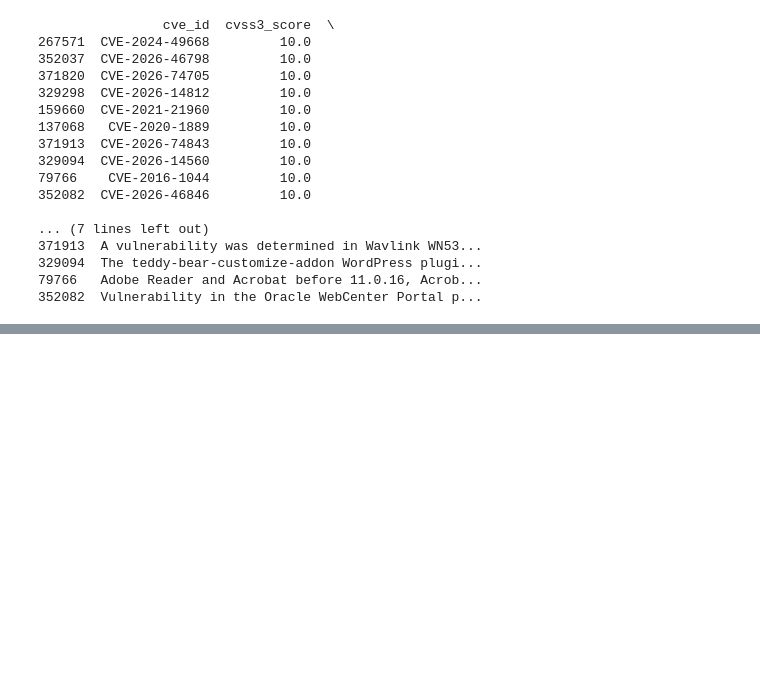
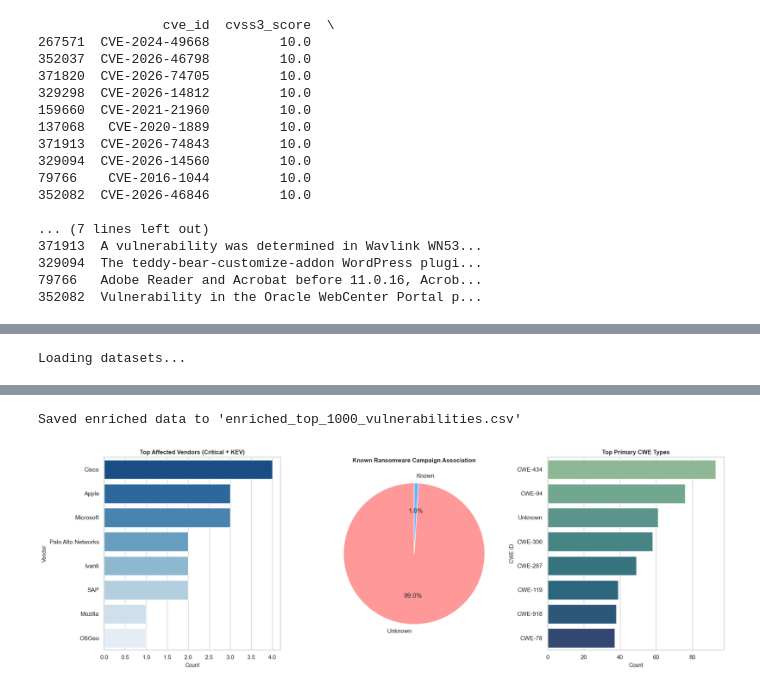
Before and after one commit to AttilaHalasz60/Attila_Gavin_Xavier_IBM_Datathon, a Jupyter notebook: IBMAnalysis copy Attila.ipynb, the cells around one changed output, grey strips where cells are left out. Saved outputs shown, nothing was run; the diff lists cells and outputs as text; code cells hidden in the pictures; blank space fills up the shorter version.

```diff
--- a/IBMAnalysis copy Attila.ipynb
+++ b/IBMAnalysis copy Attila.ipynb
@@ -185,0 +342,75 @@ ModuleNotFoundError: No module named 'tsfm_public'
+# %%
+import pandas as pd
+import matplotlib.pyplot as plt
+import seaborn as sns
+
+# Set visual theme
+sns.set_theme(style="whitegrid")
+
+print("Loading datasets...")
+# 1. Load core datasets with correct filenames & KEV headers
+vul = pd.read_csv("data/vulnerabilities.csv.gz")
+kev = pd.read_csv("data/known_exploited.csv.gz", parse_dates=["date_added"])
+
+# 2. Filter top 1,000 critical vulnerabilities (> 9.0 CVSS)
+VulDetails = vul[vul['cvss3_score'] > 9.0].sort_values(by='cvss3_score', ascending=False).head(1000).copy()
+
+# 3. Merge with KEV catalog using your exact headers
+# KEV headers: cve_id, vendor, product, name, date_added, short_description, required_action, due_date, known_ransomware_use, cwe_ids
+kev_subset = kev[['cve_id', 'vendor', 'product', 'date_added', 'known_ransomware_use']].copy()
+kev_subset['is_actively_exploited'] = True
+
+# Merge into our vulnerability details
+VulDetails = VulDetails.merge(kev_subset, on='cve_id', how='left')
+VulDetails['is_actively_exploited'] = VulDetails['is_actively_exploited'].fillna(False)
+
+# Clean up ransomware column (usually marked 'Known' or similar in CISA KEV, or boolean/string)
+VulDetails['known_ransomware_use'] = VulDetails['known_ransomware_use'].fillna('Unknown')
+
+# 4. Extract primary CWE from cwe_ids
+def get_primary_cwe(cwe_val):
+    if pd.isna(cwe_val) or not isinstance(cwe_val, str):
+        return "Unknown"
+    first_cwe = cwe_val.split(';')[0].strip()
+    return first_cwe if first_cwe.startswith("CWE-") else "Unknown"
+
+VulDetails['primary_cwe'] = VulDetails['cwe_ids'].apply(get_primary_cwe)
+
+# Save enriched dataset
+VulDetails.to_csv("enriched_top_1000_vulnerabilities.csv", index=False)
+print("Saved enriched data to 'enriched_top_1000_vulnerabilities.csv'")
+
+# ==========================================
+# 5. CREATE A 3-PANEL DASHBOARD VISUALIZATION
+# ==========================================
+fig, axes = plt.subplots(1, 3, figsize=(18, 6))
+
+# --- Panel 1: Top 8 Vulnerability Vendors in KEV ---
+top_vendors = VulDetails['vendor'].dropna().value_counts().head(8)
+sns.barplot(x=top_vendors.values, y=top_vendors.index, ax=axes[0], palette="Blues_r")
+axes[0].set_title("Top Affected Vendors (Critical + KEV)", fontsize=11, fontweight='bold')
+axes[0].set_xlabel("Count", fontsize=10)
+axes[0].set_ylabel("Vendor", fontsize=10)
+
+# --- Panel 2: Known Ransomware Association ---
+ransomware_counts = VulDetails['known_ransomware_use'].value_counts()
+axes[1].pie(
+    ransomware_counts,
+    labels=ransomware_counts.index,
+    autopct='%1.1f%%',
+    colors=['#ff9999','#66b3ff','#99ff99'],
+    startangle=90
+)
+axes[1].set_title("Known Ransomware Campaign Association", fontsize=11, fontweight='bold')
+
+# --- Panel 3: Top Root Weaknesses (CWEs) ---
+top_cwes = VulDetails['primary_cwe'].value_counts().head(8)
+sns.barplot(x=top_cwes.values, y=top_cwes.index, ax=axes[2], palette="crest")
+axes[2].set_title("Top Primary CWE Types", fontsize=11, fontweight='bold')
+axes[2].set_xlabel("Count", fontsize=10)
+axes[2].set_ylabel("CWE ID", fontsize=10)
+
+plt.tight_layout()
+plt.show()
+# %% [output]
+Loading datasets...
@@ -185,0 +424,2 @@ ModuleNotFoundError: No module named 'tsfm_public'
+Saved enriched data to 'enriched_top_1000_vulnerabilities.csv'
+[figure, added]
```
Also changed, not shown: parts of 11 cells of this notebook.
